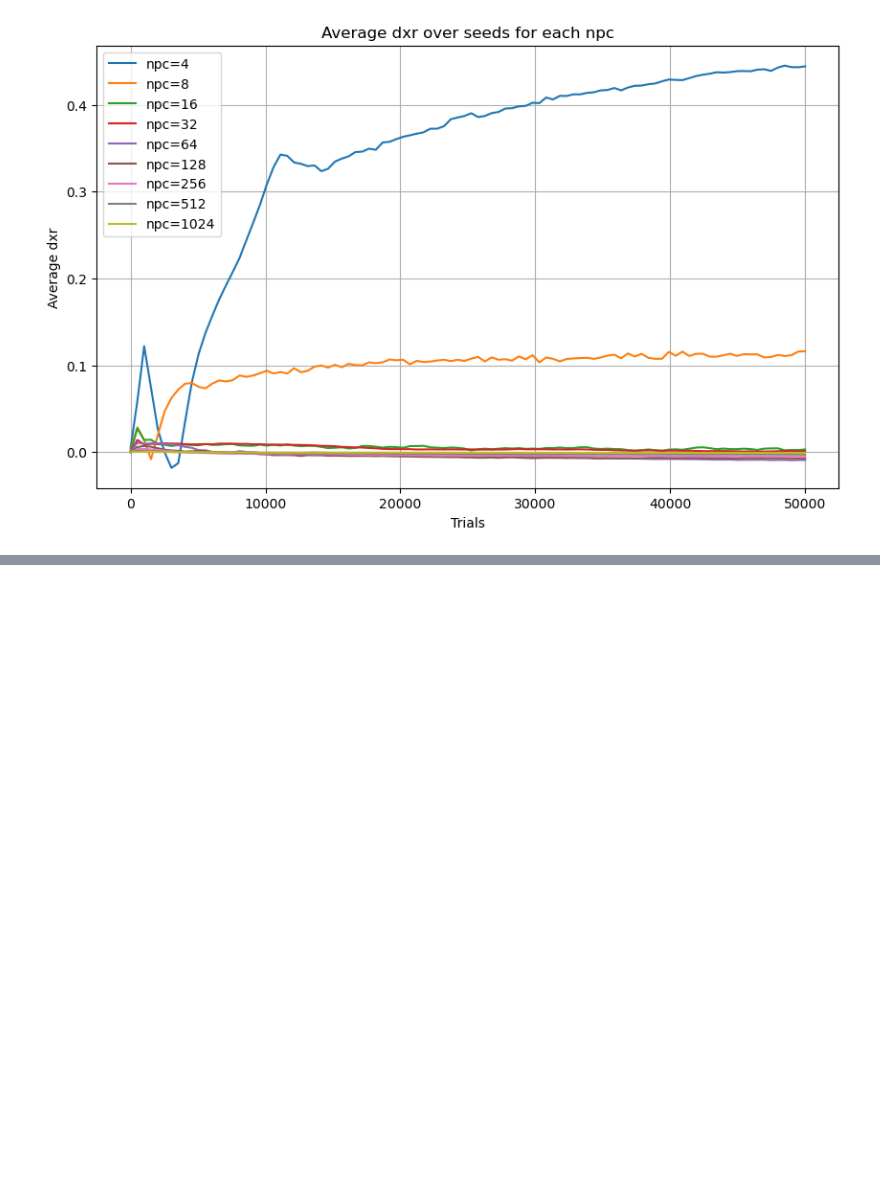
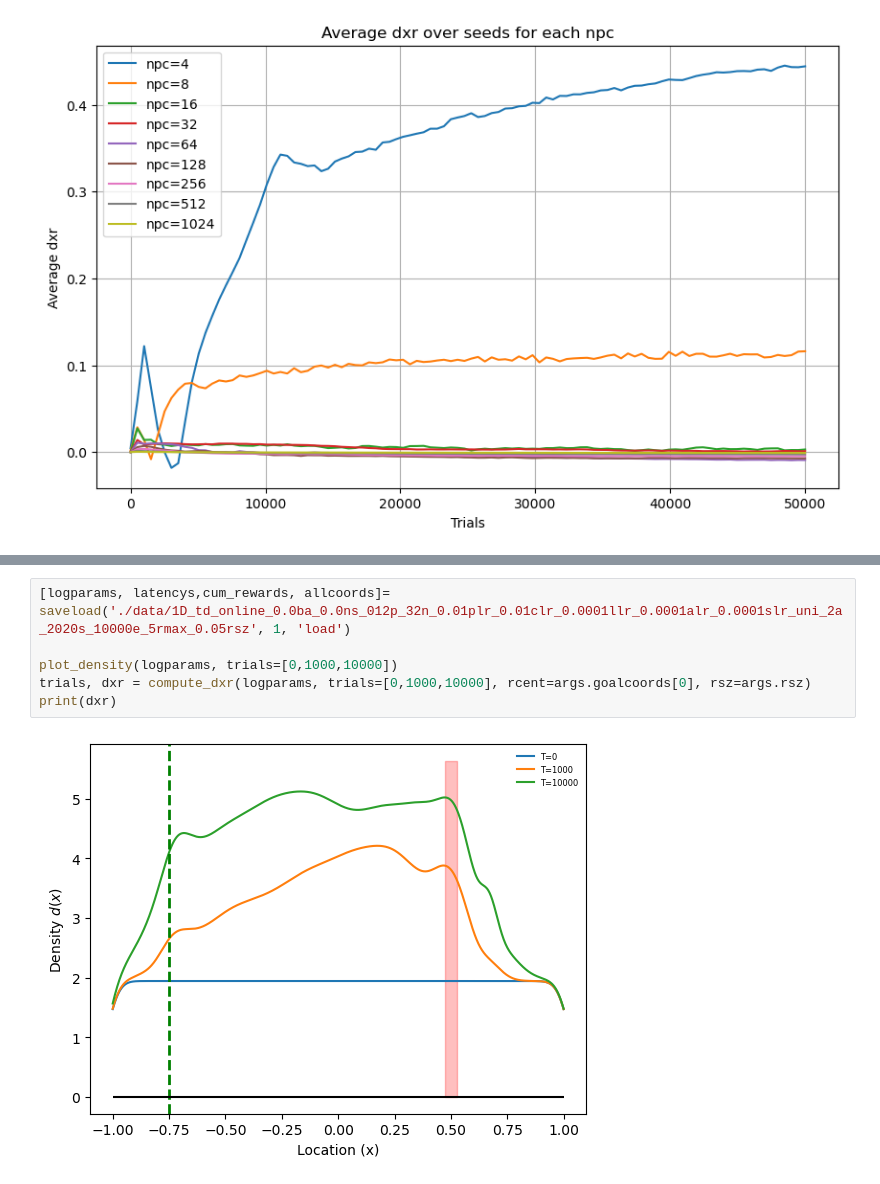
Before and after one commit to mgkumar138/online_pf_learning, a Jupyter notebook: online/1D/analyze.ipynb, the cells around one changed output, grey strips where cells are left out. Drawn from its saved outputs; the diff is of its cells as text; blank space fills up the shorter version.

```diff
--- a/online/1D/analyze.ipynb
+++ b/online/1D/analyze.ipynb
@@ -152,3 +154,11 @@ plt.show()
 # %% [output]
 No artists with labels found to put in legend.  Note that artists whose label start with an underscore are ignored when legend() is called with no argument.
 [figure]
+# %%
+[logparams, latencys,cum_rewards, allcoords]= saveload('./data/1D_td_online_0.0ba_0.0ns_012p_32n_0.01plr_0.01clr_0.0001llr_0.0001alr_0.0001slr_uni_2a_2020s_10000e_5rmax_0.05rsz', 1, 'load')
+
+plot_density(logparams, trials=[0,1000,10000])
+trials, dxr = compute_dxr(logparams, trials=[0,1000,10000], rcent=args.goalcoords[0], rsz=args.rsz)
+print(dxr)
+# %% [output]
+[figure, added]
```
Also changed, not shown: parts of 1 cell of this notebook.
